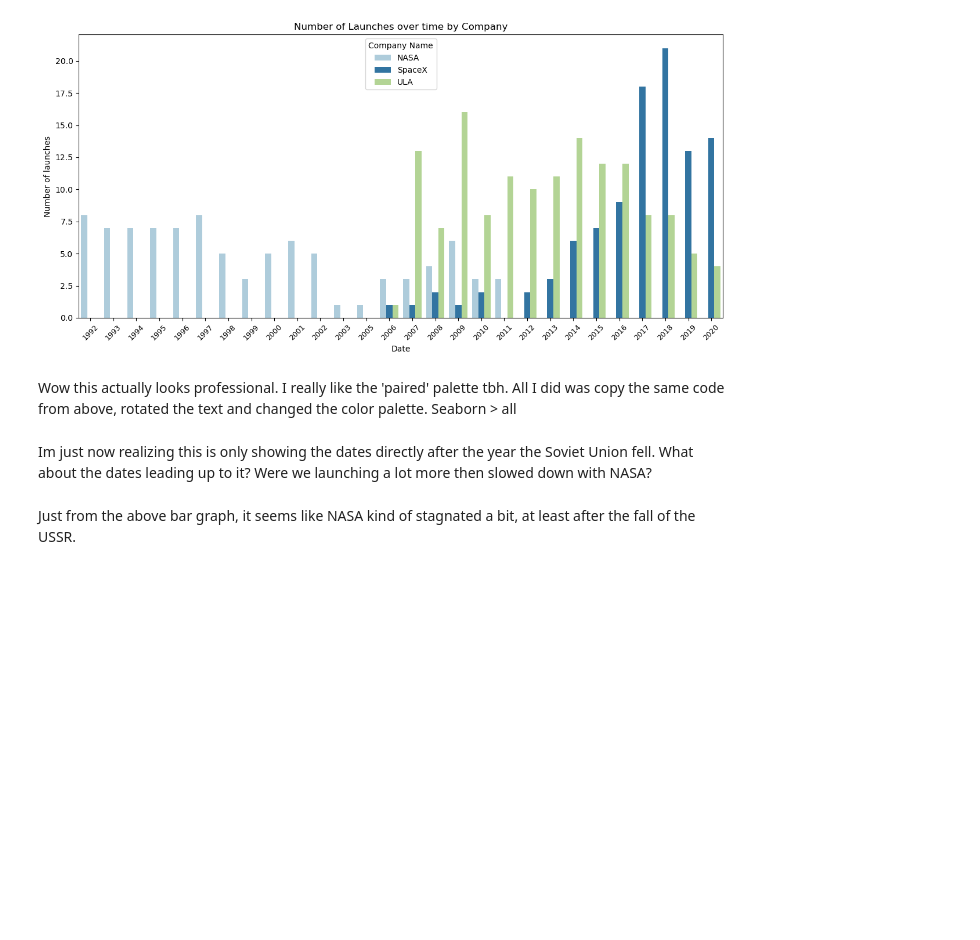
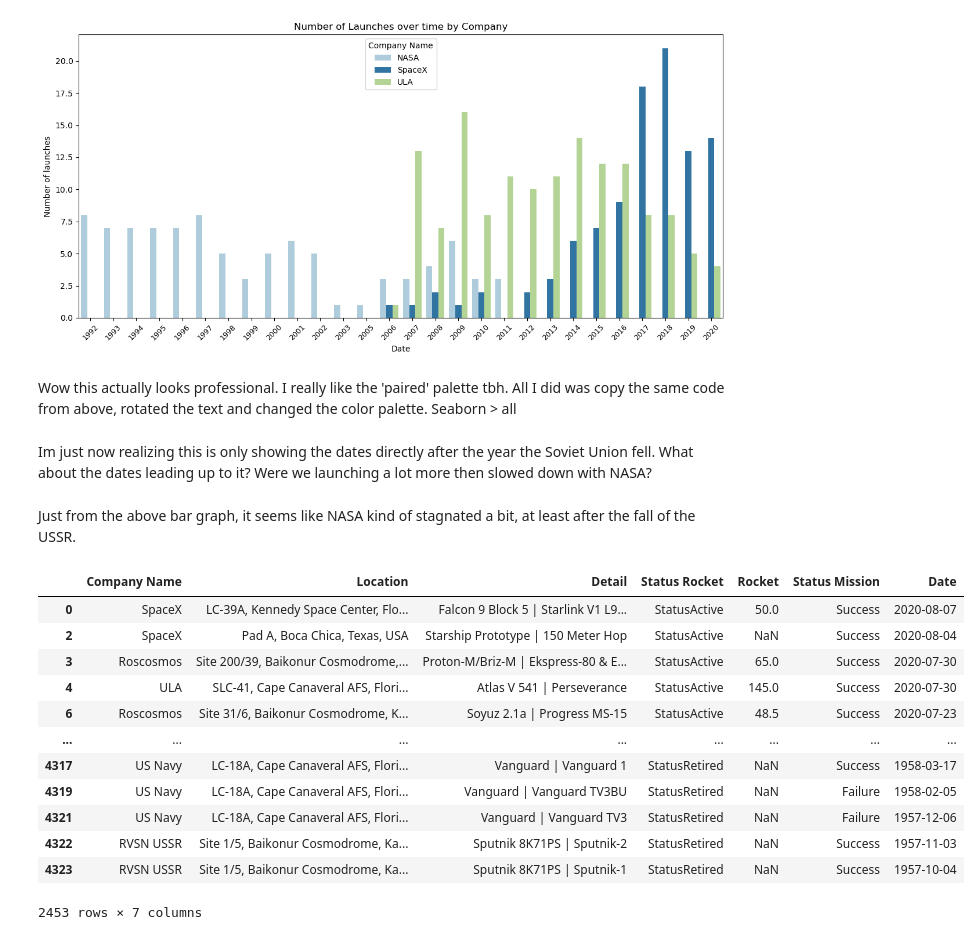
Before and after one commit to ghodgin/space-launch, a Jupyter notebook: launch-exploratory.ipynb, the cells around one changed output. Drawn from its saved outputs; the diff is of its cells as text; code cells hidden in the pictures; blank space fills up the shorter version.

```diff
--- a/launch-exploratory.ipynb
+++ b/launch-exploratory.ipynb
@@ -241,3 +243,21 @@ Wow this actually looks professional. I really like the 'paired' palette tbh. Al
 Im just now realizing this is only showing the dates directly after the year the Soviet Union fell. What about the dates leading up to it? Were we launching a lot more then slowed down with NASA?
 # %% [markdown]
 Just from the above bar graph, it seems like NASA kind of stagnated a bit, at least after the fall of the USSR.
+# %%
+combined_names_usa_ussr = ['SpaceX' , 'NASA', 'ULA', 'US Air Force', 'US Navy', 'Roscosmos', 'RVSN USSR']
+combined_usa_ussr = cleaned_launch_df[cleaned_launch_df['Company Name'].str.contains('|'.join(combined_names_usa_ussr))]
+combined_usa_ussr
+# %% [output]
+|  | Company Name | Location | Detail | Status Rocket | Rocket | Status Mission | Date |
+| 0 | SpaceX | LC-39A, Kennedy Space Center, Flo... | Falcon 9 Block 5 | Starlink V1 L9... | StatusActive | 50.0 | Success | 2020-08-07 |
+| 2 | SpaceX | Pad A, Boca Chica, Texas, USA | Starship Prototype | 150 Meter Hop | StatusActive | NaN | Success | 2020-08-04 |
+| 3 | Roscosmos | Site 200/39, Baikonur Cosmodrome,... | Proton-M/Briz-M | Ekspress-80 & E... | StatusActive | 65.0 | Success | 2020-07-30 |
+| 4 | ULA | SLC-41, Cape Canaveral AFS, Flori... | Atlas V 541 | Perseverance | StatusActive | 145.0 | Success | 2020-07-30 |
+| 6 | Roscosmos | Site 31/6, Baikonur Cosmodrome, K... | Soyuz 2.1a | Progress MS-15 | StatusActive | 48.5 | Success | 2020-07-23 |
+| ... | ... | ... | ... | ... | ... | ... | ... |
+| 4317 | US Navy | LC-18A, Cape Canaveral AFS, Flori... | Vanguard | Vanguard 1 | StatusRetired | NaN | Success | 1958-03-17 |
+| 4319 | US Navy | LC-18A, Cape Canaveral AFS, Flori... | Vanguard | Vanguard TV3BU | StatusRetired | NaN | Failure | 1958-02-05 |
+| 4321 | US Navy | LC-18A, Cape Canaveral AFS, Flori... | Vanguard | Vanguard TV3 | StatusRetired | NaN | Failure | 1957-12-06 |
+| 4322 | RVSN USSR | Site 1/5, Baikonur Cosmodrome, Ka... | Sputnik 8K71PS | Sputnik-2 | StatusRetired | NaN | Success | 1957-11-03 |
+| 4323 | RVSN USSR | Site 1/5, Baikonur Cosmodrome, Ka... | Sputnik 8K71PS | Sputnik-1 | StatusRetired | NaN | Success | 1957-10-04 |
+2453 rows × 7 columns
```
Also changed, not shown: parts of 6 cells of this notebook.
